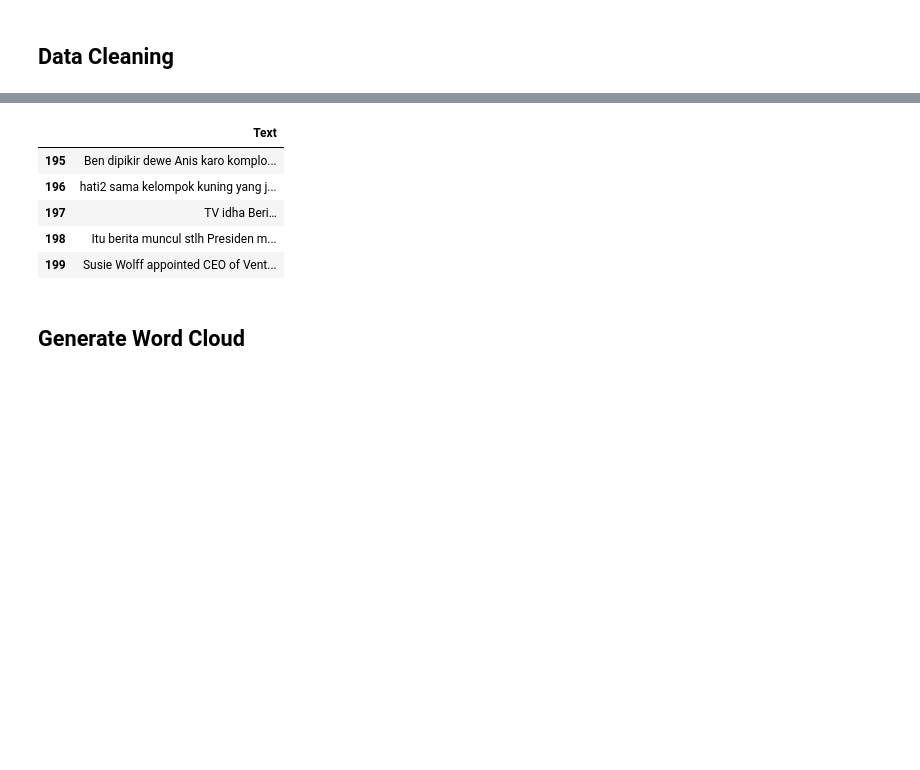
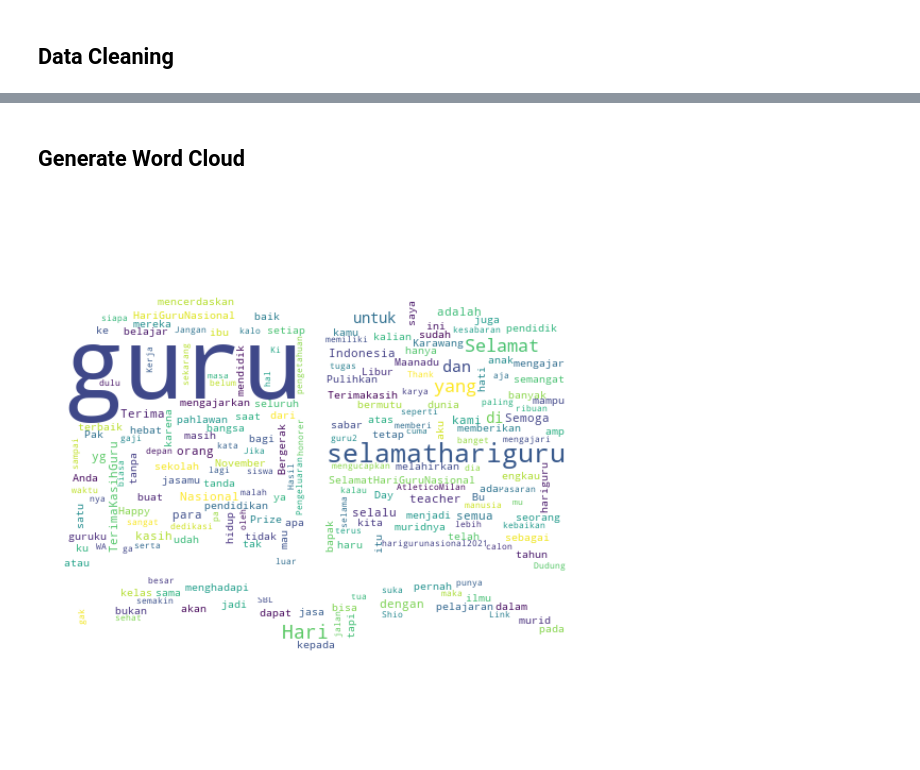
Before and after one commit to farisazizy/data-visualization-assignment, a Jupyter notebook: Word_Cloud.ipynb, the cells around one changed output, grey strips where cells are left out. Saved outputs shown, nothing was run; the diff lists cells and outputs as text; code cells hidden in the pictures; blank space fills up the shorter version.

```diff
--- a/Word_Cloud.ipynb
+++ b/Word_Cloud.ipynb
@@ -87,15 +100,6 @@ def cleanTxt(text):
 df['Text'] = df['Text'].apply(cleanTxt)
 df1['Text'] = df1['Text'].apply(cleanTxt)
 df2['Text'] = df2['Text'].apply(cleanTxt)
-# %%
-df2.tail()
-# %% [output]
-|  | Text |
-| 195 | Ben dipikir dewe Anis karo komplo... |
-| 196 | hati2 sama kelompok kuning yang j... |
-| 197 | TV idha Beri… |
-| 198 | Itu berita muncul stlh Presiden m... |
-| 199 | Susie Wolff appointed CEO of Vent... |
 # %% [markdown]
 ## Generate Word Cloud
 # %%
@@ -102,2 +109,23 @@ df2.tail()
 stopwords = set(STOPWORDS)
 stopwords.update(["ke","juga","untuk", "itu","akan","dengan", "yg", "dalam","ini","di","dan","yang","selamat","hari","selamathariguru","adalah"])
+# %%
+# Membuat Graph word Cloud
+
+allWords = ' '.join([twts for twts in df['Text']])
+
+# Digunakan Book.png untuk membuat pola berbentuk buku
+book_mask = np.array(Image.open("book.png"))
+
+wordcloud = WordCloud(width=1600,
+                      stopwords=stopwords,
+                      height=800,
+                      max_font_size=200,
+                      mask=book_mask,
+                      collocations=False,
+                      background_color='white').generate(allWords)
+plt.figure(figsize=(15,10))
+plt.imshow(wordcloud, interpolation="bilinear")
+plt.axis("off")
+plt.show()
+# %% [output]
+[figure, added]
```
Also changed, not shown: parts of 14 cells of this notebook.
